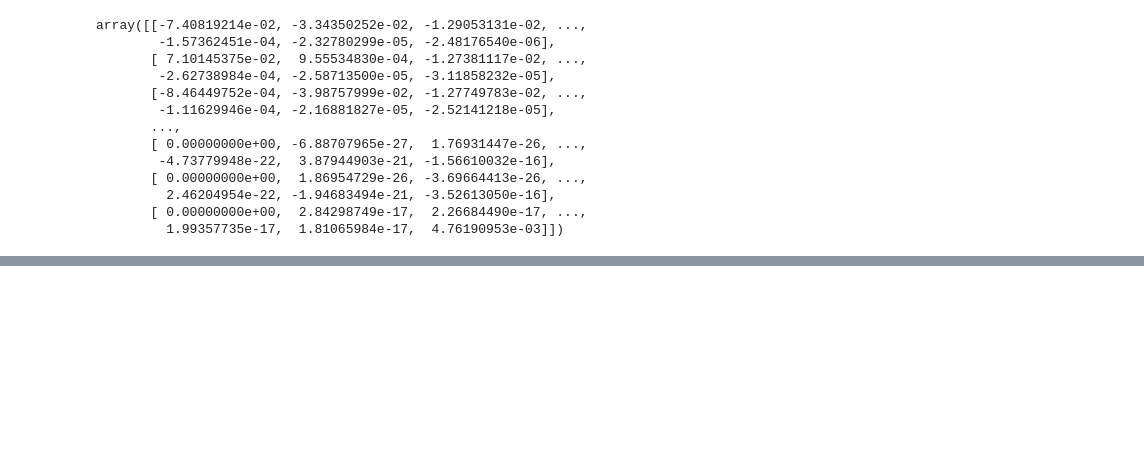
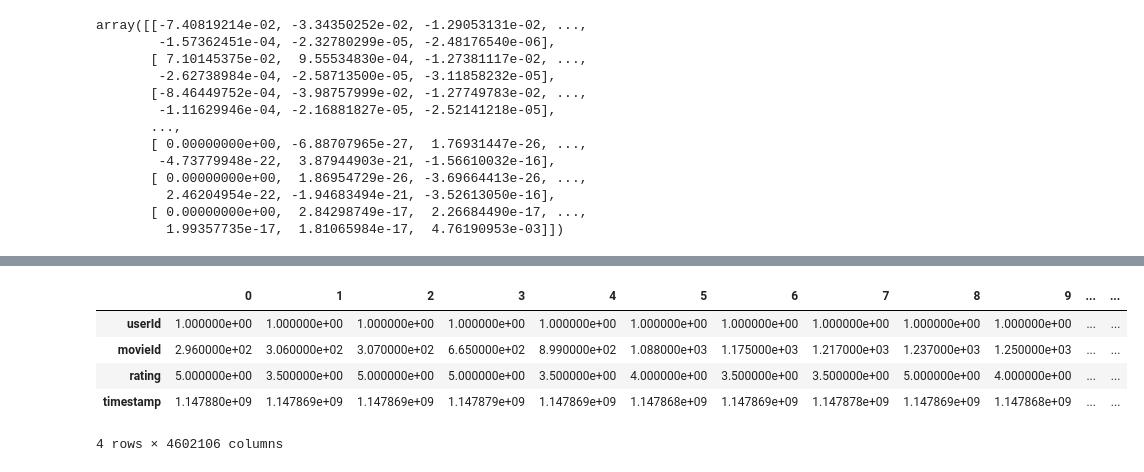
Before and after one commit to mskim94/Matrix_Factorization, a Jupyter notebook: Untitled.ipynb, the cells around one changed output, grey strips where cells are left out. Drawn from its saved outputs; the diff is of its cells as text; code cells hidden in the pictures; blank space fills up the shorter version.

```diff
--- a/Untitled.ipynb
+++ b/Untitled.ipynb
@@ -384,0 +326,9 @@ array([[1.        , 0.26104231, 0.11641247, ..., 0.4544709 , 0.33121633,
+# %%
+train_df.T
+# %% [output]
+|  | 0 | 1 | 2 | 3 | 4 | 5 | 6 | 7 | 8 | 9 | ... | ... |
+| userId | 1.000000e+00 | 1.000000e+00 | 1.000000e+00 | 1.000000e+00 | 1.000000e+00 | 1.000000e+00 | 1.000000e+00 | 1.000000e+00 | 1.000000e+00 | 1.000000e+00 | ... | ... |
+| movieId | 2.960000e+02 | 3.060000e+02 | 3.070000e+02 | 6.650000e+02 | 8.990000e+02 | 1.088000e+03 | 1.175000e+03 | 1.217000e+03 | 1.237000e+03 | 1.250000e+03 | ... | ... |
+| rating | 5.000000e+00 | 3.500000e+00 | 5.000000e+00 | 5.000000e+00 | 3.500000e+00 | 4.000000e+00 | 3.500000e+00 | 3.500000e+00 | 5.000000e+00 | 4.000000e+00 | ... | ... |
+| timestamp | 1.147880e+09 | 1.147869e+09 | 1.147869e+09 | 1.147879e+09 | 1.147869e+09 | 1.147868e+09 | 1.147869e+09 | 1.147878e+09 | 1.147869e+09 | 1.147868e+09 | ... | ... |
+4 rows × 4602106 columns
```
Also changed, not shown: parts of 31 cells of this notebook.
